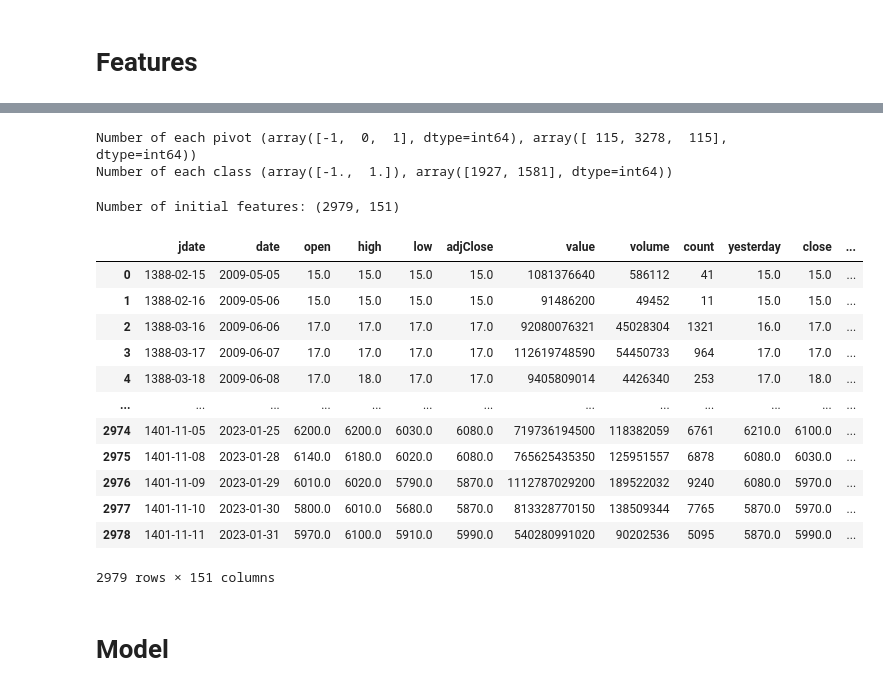
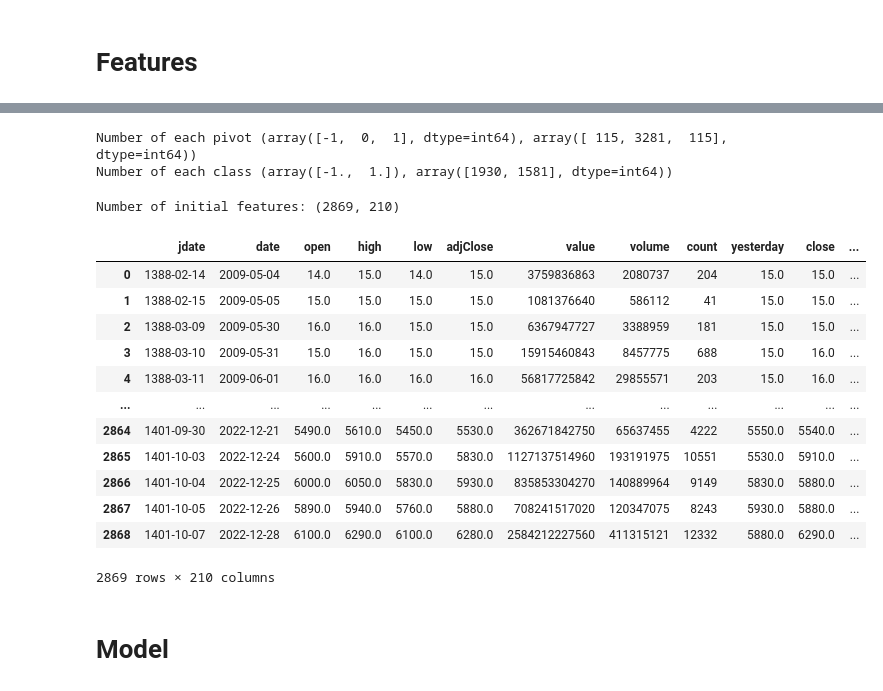
Before and after one commit to Hamtech-ai/InsightiFi, a Jupyter notebook: prediction/run_all_notebook.ipynb, the cells around one changed output, grey strips where cells are left out. Drawn from its saved outputs; the diff is of its cells as text; code cells hidden in the pictures.

```diff
--- a/prediction/run_all_notebook.ipynb
+++ b/prediction/run_all_notebook.ipynb
@@ -183,3 +243,12 @@ Shape of price features: (3508, 121)
 | 2 | 1385-12-22 | 2007-03-13 | 16.0 | 16.0 | 16.0 | 16.0 | 249241504527 | 126270939 | 5862 | 16.0 | 16.0 | ... |
 | 3 | 1385-12-23 | 2007-03-14 | 16.0 | 16.0 | 16.0 | 16.0 | 51666379451 | 26705128 | 1901 | 16.0 | 16.0 | ... |
 | 4 | 1385-12-26 | 2007-03-17 | 16.0 | 16.0 | 16.0 | 16.0 | 28239006789 | 14877283 | 1514 | 16.0 | 16.0 | ... |
+# %%
+traderFeatures = ticker_traders_types.merge(
+    indv_nonindv_features(ticker_traders_types),
+    how = 'left',
+    on = 'date'
+)
+
+print(f'Shape of trader features: {traderFeatures.shape}')
+traderFeatures.head()
@@ -215,26 +294,31 @@ Shape of indicator features: (3508, 35)
 # %%
-features = pd.concat(
+features_extracted = pd.concat(
     [
         priceFeatures,
         indicatorFeatures
     ],
     axis = 1
 )
-print(f'shape of features after concatenation: {features.shape}')
+features_extracted = features_extracted.merge(
+    traderFeatures,
+    how = 'right',
+    on = 'date'
+)
+print(f'shape of features after concatenation: {features_extracted.shape}')
 
-features.dropna(
+features_extracted.dropna(
     axis = 'columns',
-    thresh = len(features) - 450,
+    thresh = len(features_extracted) - 385,
     inplace = True
 )
-print(f'shape of features after drop non-essential columns: {features.shape}')
-print(f'names of the columns that dropped: {(indicatorFeatures.columns.union(priceFeatures.columns)).difference(features.columns).to_list()}')
+print(f'shape of features after drop non-essential columns: {features_extracted.shape}')
+print(f'names of the columns that dropped: {(indicatorFeatures.columns.union(priceFeatures.columns)).difference(features_extracted.columns).to_list()}')
 
-features.dropna(
+features_extracted.dropna(
     axis = 'index',
     how = 'any',
     inplace = True
 )
-print(f'shape of features after drop non-essential rows: {features.shape}')
-features.head()
+print(f'shape of features after drop non-essential rows: {features_extracted.shape}')
+features_extracted.head()
 # %% [output]
@@ -251,7 +335,7 @@ shape of features after drop non-essential rows: (2979, 150)
 # %%
 pivots = pd.DataFrame(
     peak_valley_pivots(
-        foladHist['adjClose'].to_list(), 0.1
+        ticker_history['adjClose'].to_list(), 0.1
     ) ,
     columns = ['label']
 ) * -1
@@ -272,36 +356,36 @@ signals.fillna(
 )
 
 pivots.columns = ['pivots']
-signals['date'] = foladHist['date']
-pivots['date'] = foladHist['date']
+signals['date'] = ticker_history['date']
+pivots['date'] = ticker_history['date']
 
 print(f'Number of each class {np.unique(signals["label"], return_counts = True)}')
 # %% [output]
-Number of each pivot (array([-1,  0,  1], dtype=int64), array([ 115, 3278,  115], dtype=int64))
-Number of each class (array([-1.,  1.]), array([1927, 1581], dtype=int64))
+Number of each pivot (array([-1,  0,  1], dtype=int64), array([ 115, 3281,  115], dtype=int64))
+Number of each class (array([-1.,  1.]), array([1930, 1581], dtype=int64))
 # %%
-initFeatures = features.merge(
+initFeatures = features_extracted.merge(
     signals,
     how = 'left',
     on = 'date'
 )
 print(f'Number of initial features: {initFeatures.shape}')
 initFeatures
 # %% [output]
-Number of initial features: (2979, 151)
+Number of initial features: (2869, 210)
 |  | jdate | date | open | high | low | adjClose | value | volume | count | yesterday | close | ... |
-| 0 | 1388-02-15 | 2009-05-05 | 15.0 | 15.0 | 15.0 | 15.0 | 1081376640 | 586112 | 41 | 15.0 | 15.0 | ... |
-| 1 | 1388-02-16 | 2009-05-06 | 15.0 | 15.0 | 15.0 | 15.0 | 91486200 | 49452 | 11 | 15.0 | 15.0 | ... |
-| 2 | 1388-03-16 | 2009-06-06 | 17.0 | 17.0 | 17.0 | 17.0 | 92080076321 | 45028304 | 1321 | 16.0 | 17.0 | ... |
-| 3 | 1388-03-17 | 2009-06-07 | 17.0 | 17.0 | 17.0 | 17.0 | 112619748590 | 54450733 | 964 | 17.0 | 17.0 | ... |
-| 4 | 1388-03-18 | 2009-06-08 | 17.0 | 18.0 | 17.0 | 17.0 | 9405809014 | 4426340 | 253 | 17.0 | 18.0 | ... |
+| 0 | 1388-02-14 | 2009-05-04 | 14.0 | 15.0 | 14.0 | 15.0 | 3759836863 | 2080737 | 204 | 15.0 | 15.0 | ... |
+| 1 | 1388-02-15 | 2009-05-05 | 15.0 | 15.0 | 15.0 | 15.0 | 1081376640 | 586112 | 41 | 15.0 | 15.0 | ... |
+| 2 | 1388-03-09 | 2009-05-30 | 16.0 | 16.0 | 15.0 | 15.0 | 6367947727 | 3388959 | 181 | 15.0 | 15.0 | ... |
+| 3 | 1388-03-10 | 2009-05-31 | 15.0 | 16.0 | 15.0 | 15.0 | 15915460843 | 8457775 | 688 | 15.0 | 16.0 | ... |
+| 4 | 1388-03-11 | 2009-06-01 | 16.0 | 16.0 | 16.0 | 16.0 | 56817725842 | 29855571 | 203 | 15.0 | 16.0 | ... |
 | ... | ... | ... | ... | ... | ... | ... | ... | ... | ... | ... | ... | ... |
-| 2974 | 1401-11-05 | 2023-01-25 | 6200.0 | 6200.0 | 6030.0 | 6080.0 | 719736194500 | 118382059 | 6761 | 6210.0 | 6100.0 | ... |
-| 2975 | 1401-11-08 | 2023-01-28 | 6140.0 | 6180.0 | 6020.0 | 6080.0 | 765625435350 | 125951557 | 6878 | 6080.0 | 6030.0 | ... |
-| 2976 | 1401-11-09 | 2023-01-29 | 6010.0 | 6020.0 | 5790.0 | 5870.0 | 1112787029200 | 189522032 | 9240 | 6080.0 | 5970.0 | ... |
-| 2977 | 1401-11-10 | 2023-01-30 | 5800.0 | 6010.0 | 5680.0 | 5870.0 | 813328770150 | 138509344 | 7765 | 5870.0 | 5970.0 | ... |
-| 2978 | 1401-11-11 | 2023-01-31 | 5970.0 | 6100.0 | 5910.0 | 5990.0 | 540280991020 | 90202536 | 5095 | 5870.0 | 5990.0 | ... |
+| 2864 | 1401-09-30 | 2022-12-21 | 5490.0 | 5610.0 | 5450.0 | 5530.0 | 362671842750 | 65637455 | 4222 | 5550.0 | 5540.0 | ... |
+| 2865 | 1401-10-03 | 2022-12-24 | 5600.0 | 5910.0 | 5570.0 | 5830.0 | 1127137514960 | 193191975 | 10551 | 5530.0 | 5910.0 | ... |
+| 2866 | 1401-10-04 | 2022-12-25 | 6000.0 | 6050.0 | 5830.0 | 5930.0 | 835853304270 | 140889964 | 9149 | 5830.0 | 5880.0 | ... |
+| 2867 | 1401-10-05 | 2022-12-26 | 5890.0 | 5940.0 | 5760.0 | 5880.0 | 708241517020 | 120347075 | 8243 | 5930.0 | 5880.0 | ... |
+| 2868 | 1401-10-07 | 2022-12-28 | 6100.0 | 6290.0 | 6100.0 | 6280.0 | 2584212227560 | 411315121 | 12332 | 5880.0 | 6290.0 | ... |
-2979 rows × 151 columns
+2869 rows × 210 columns
 # %% [markdown]
 # Model
 # %%
```
Also changed, not shown: parts of 16 cells of this notebook, 4 other files.
